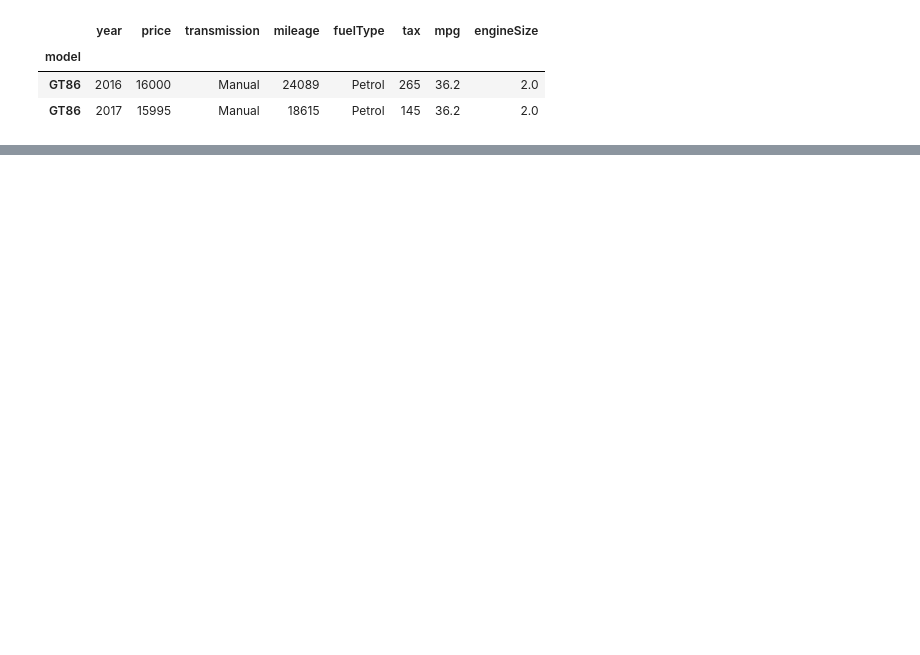
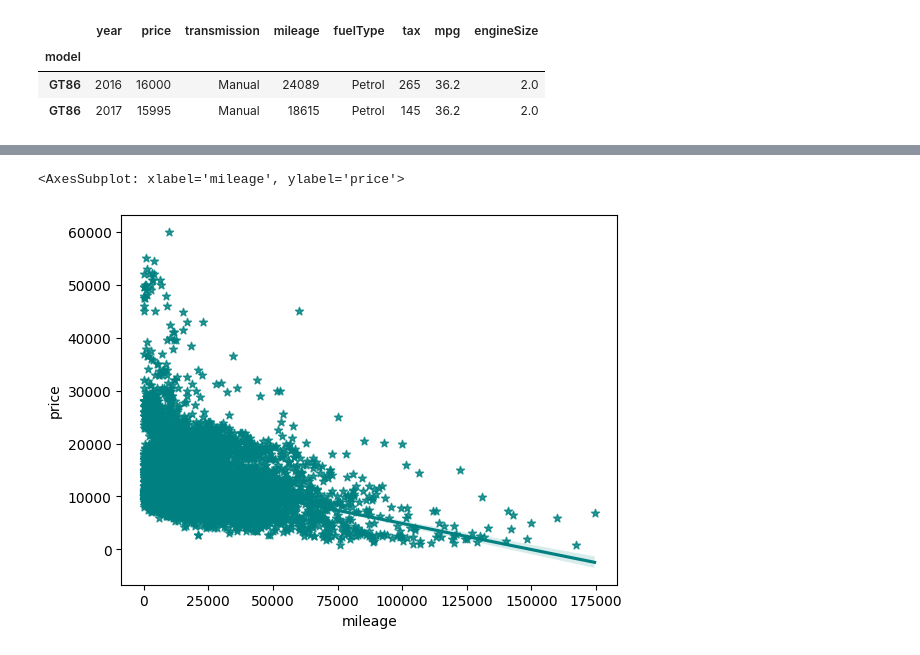
Before and after one commit to HasibullahAman/Data_Visulaization, a Jupyter notebook: Data_Visualization/Data_Visulization_Seborn.ipynb, the cells around one changed output, grey strips where cells are left out. Drawn from its saved outputs; the diff is of its cells as text; code cells hidden in the pictures; blank space fills up the shorter version.

```diff
--- a/Data_Visualization/Data_Visulization_Seborn.ipynb
+++ b/Data_Visualization/Data_Visulization_Seborn.ipynb
@@ -74,0 +120,5 @@ hot.head(2)
+# %%
+sn.regplot(x=hot["mileage"],y=hot["price"],marker= "*",color="teal")
+# %% [output]
+<AxesSubplot: xlabel='mileage', ylabel='price'>
+[figure, added]
```
Also changed, not shown: parts of 8 cells of this notebook, 1 other file.
